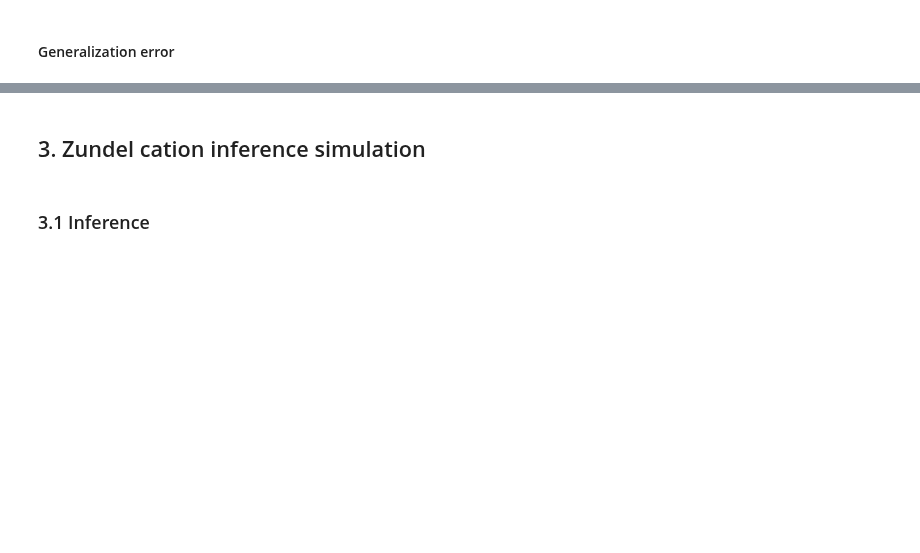
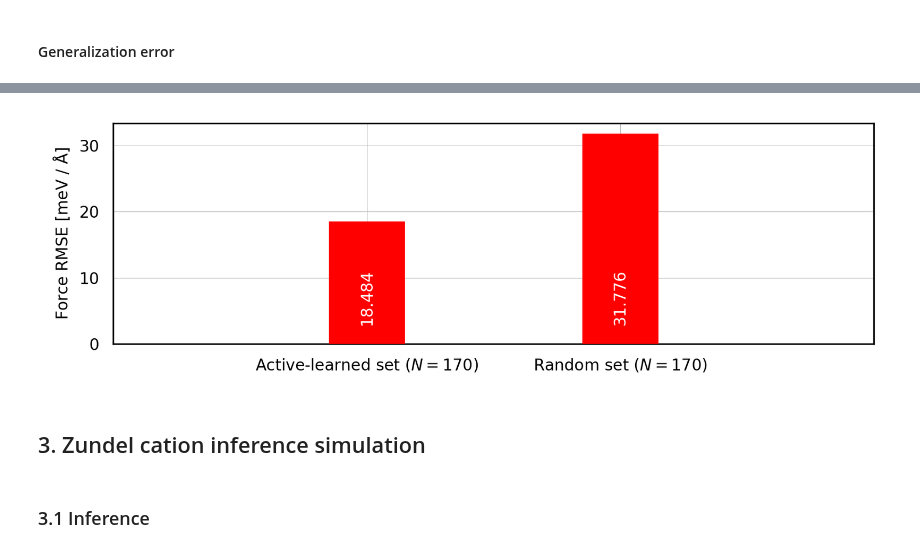
Before and after one commit to sabia-group/AL-tutorial, a Jupyter notebook: notebooks/1-zundel.ipynb, the cells around one changed output, grey strips where cells are left out. Saved outputs shown, nothing was run; the diff lists cells and outputs as text; code cells hidden in the pictures; blank space fills up the shorter version.

```diff
--- a/notebooks/1-zundel.ipynb
+++ b/notebooks/1-zundel.ipynb
@@ -678,3 +803,42 @@ A correlation is clear. This makes sense, since the two quantities are related b
+# %%
+# # evaluate random model
+# for n in tqdm(range(n_committee)):
+#     eval_mace(f'{random_train_folder}/models/mace.com={n:d}_compiled.model',   # compiled model file
+#               'init-train/structures/test.extxyz',                     # input structures
+#               f'{random_train_folder}/eval/train_{n:02d}.extxyz')
+
+# # evaluate active-learned model
+# for n in tqdm(range(n_committee)):
+#     eval_mace(f'{qbc_folder}/models/mace.com={n:d}_compiled.model',   # compiled model file
+#               'init-train/structures/test.extxyz',                     # input structures
+#               f'{random_train_folder}/eval-al/train_{n:02d}.extxyz')
+
+# test_structures = read('init-train/structures/test.extxyz', index=':')
+# forces = np.array([test_structures[i].get_forces() for i in range(len(test_structures))])
+
+# mace_forces_rand = np.array([
+#     extxyz2array(f'{random_train_folder}/eval/train_{n:02d}.extxyz', keyword='MACE_forces')
+#     for n in tqdm(range(n_committee))
+# ])
+
+# mace_forces_active = np.array([
+#     extxyz2array(f'{random_train_folder}/eval-al/train_{n:02d}.extxyz', keyword='MACE_forces')
+#     for n in tqdm(range(n_committee))
+# ])
+
+rmse_random = 1000 * forces2rmse(mace_forces_rand, forces).mean()
+rmse_active = 1000 * forces2rmse(mace_forces_active, forces).mean()
+
+plt.bar([0, 1], [rmse_active, rmse_random], width=0.3, zorder=10, color='r')
+plt.xlim(-1, 2)
+plt.grid(zorder=0)
+plt.xticks(np.arange(-1, 3), labels=['', 'Active-learned set ($N =$170)', 'Random set ($N = $170)', ''])
+plt.ylabel(r'Force RMSE [meV / $\mathrm{\AA}$]')
+plt.text(0, 7, f'{rmse_active:.03f}', c='w', ha='center', va='center', zorder=101, rotation=90)
+plt.text(1, 7, f'{rmse_random:.03f}', c='w', ha='center', va='center', zorder=101, rotation=90)
+plt.tight_layout();
+# %% [output]
+[figure, added]
 # %% [markdown]
 ## 3. Zundel cation inference simulation
 # %% [markdown]
```
Also changed, not shown: parts of 20 cells of this notebook.
